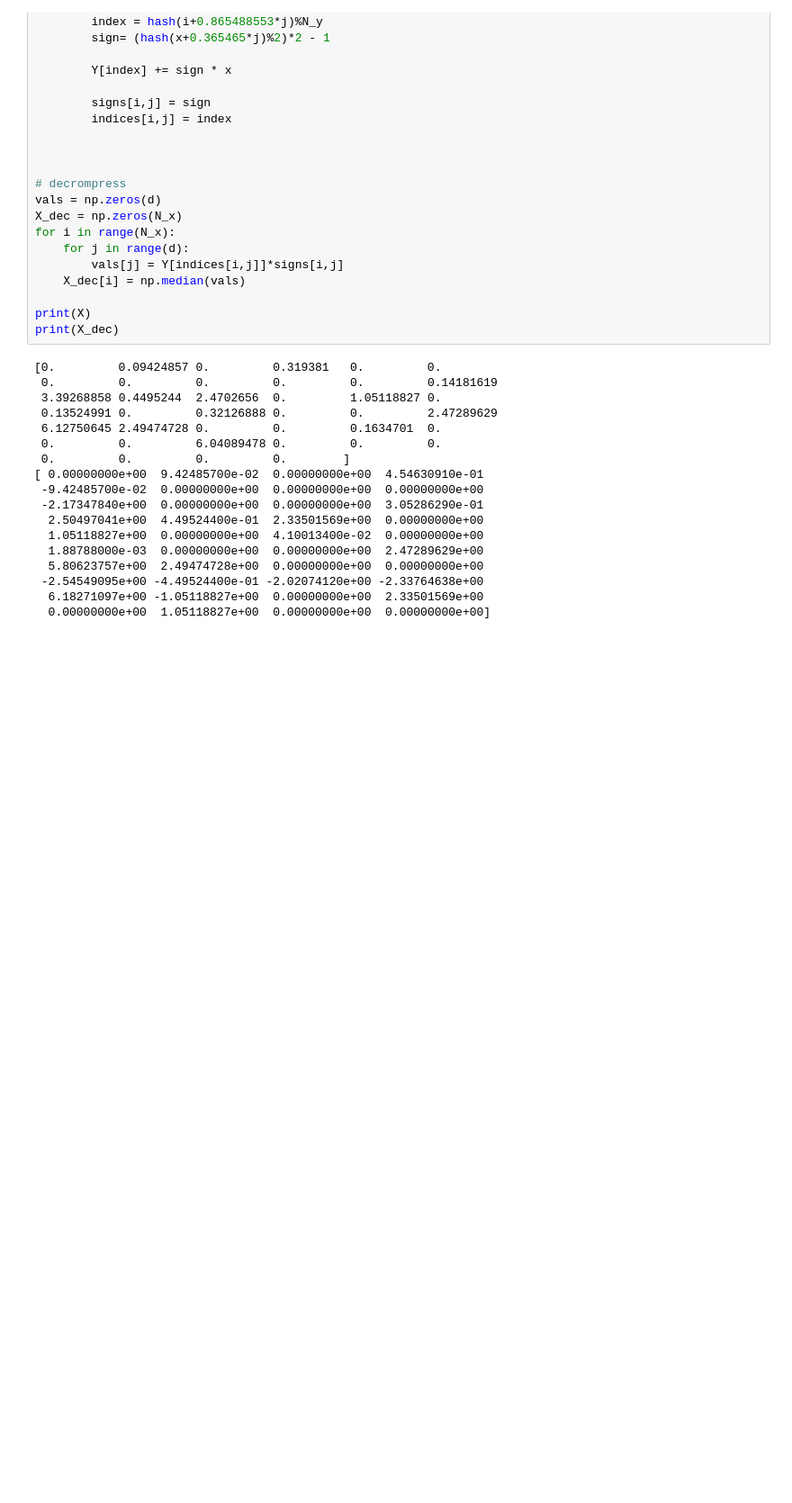
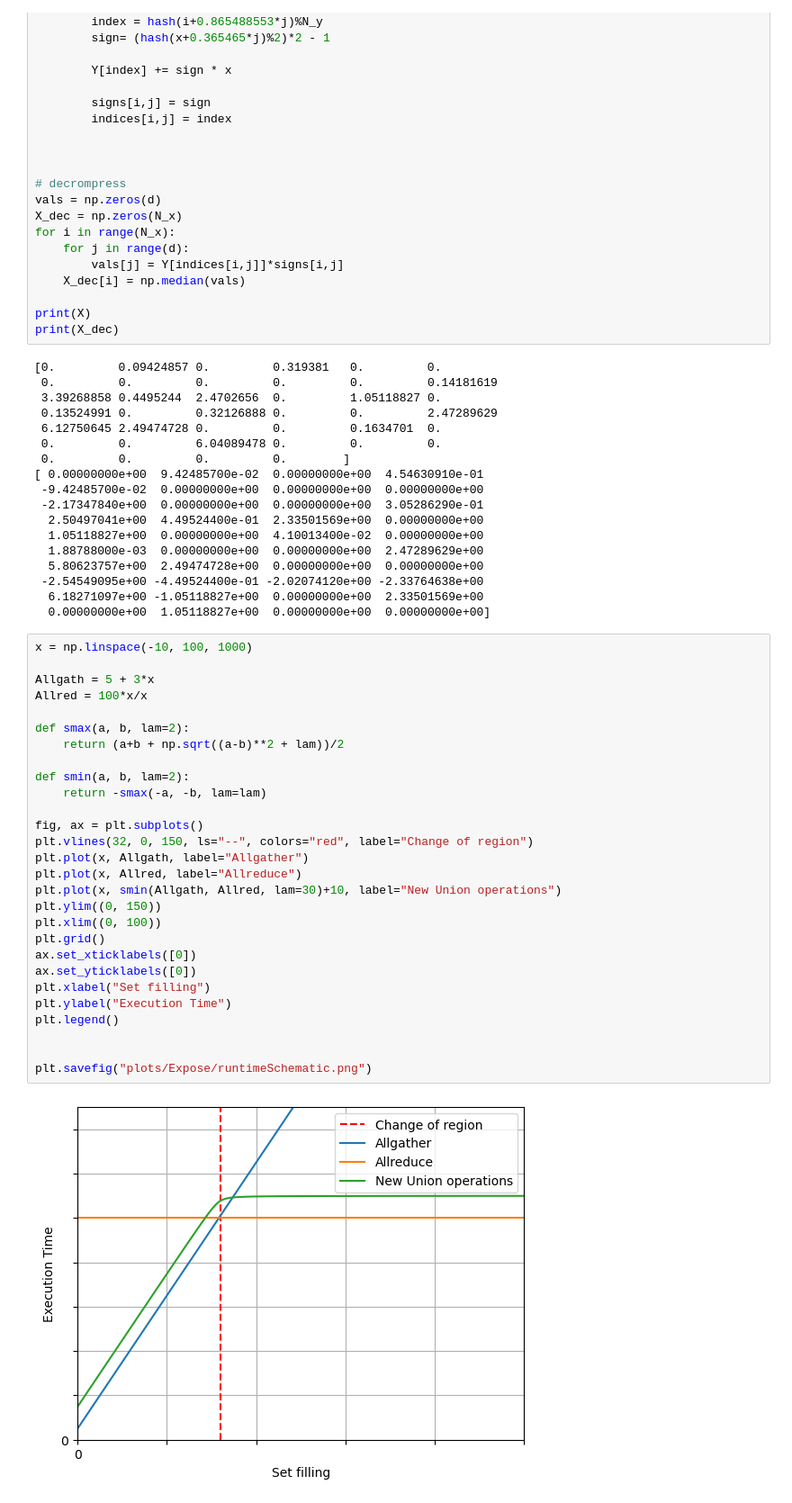
Before and after one commit to Frieder22/master_project, a Jupyter notebook: notes.ipynb, the cells around one changed output. Shown at 90% size. Saved outputs shown, nothing was run; the diff lists cells and outputs as text; blank space fills up the shorter version.

Commit message:
finished Expose

```diff
--- a/notes.ipynb
+++ b/notes.ipynb
@@ -319,3 +319,33 @@ print(X_dec)
  -2.54549095e+00 -4.49524400e-01 -2.02074120e+00 -2.33764638e+00
   6.18271097e+00 -1.05118827e+00  0.00000000e+00  2.33501569e+00
   0.00000000e+00  1.05118827e+00  0.00000000e+00  0.00000000e+00]
+# %%
+x = np.linspace(-10, 100, 1000)
+
+Allgath = 5 + 3*x
+Allred = 100*x/x
+
+def smax(a, b, lam=2):
+    return (a+b + np.sqrt((a-b)**2 + lam))/2
+
+def smin(a, b, lam=2):
+    return -smax(-a, -b, lam=lam)
+
+fig, ax = plt.subplots()
+plt.vlines(32, 0, 150, ls="--", colors="red", label="Change of region")
+plt.plot(x, Allgath, label="Allgather")
+plt.plot(x, Allred, label="Allreduce")
+plt.plot(x, smin(Allgath, Allred, lam=30)+10, label="New Union operations")
+plt.ylim((0, 150))
+plt.xlim((0, 100))
+plt.grid()
+ax.set_xticklabels([0])
+ax.set_yticklabels([0])
+plt.xlabel("Set filling")
+plt.ylabel("Execution Time")
+plt.legend()
+
+
+plt.savefig("plots/Expose/runtimeSchematic.png")
+# %% [output]
+[figure, added]
```
Also changed, not shown: 5 other files.
